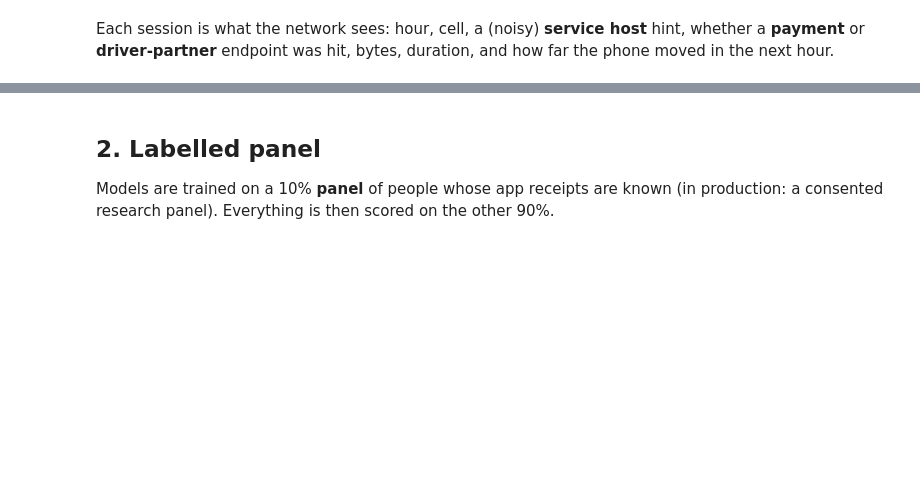
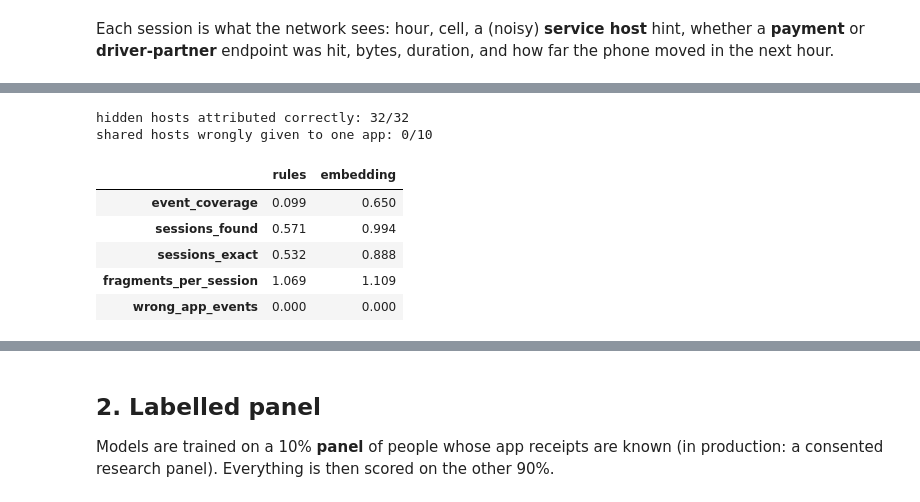
Before and after one commit to dhaneswaramandrasa/omni-market-intelligence, a Jupyter notebook: notebooks/omni_market_intelligence.ipynb, the cells around one changed output, grey strips where cells are left out. Drawn from its saved outputs; the diff is of its cells as text; code cells hidden in the pictures; blank space fills up the shorter version.

```diff
--- a/notebooks/omni_market_intelligence.ipynb
+++ b/notebooks/omni_market_intelligence.ipynb
@@ -39,0 +64,19 @@ Each session is what the network sees: hour, cell, a (noisy) **service host** hi
+# %%
+rules, emb, w2v_hosts, sims = z.attribute_hosts(events, catalog)
+hidden = {h: b for b, c in catalog.items() for h in c['hidden']}
+print(f"hidden hosts attributed correctly: {sum(emb.get(h) == b for h, b in hidden.items())}/{len(hidden)}")
+print(f"shared hosts wrongly given to one app: {sum(h in emb for h in z.SHARED)}/{len(z.SHARED)}")
+sess_eval = {}
+for name, table in [('rules', rules), ('embedding', emb)]:
+    pred, app = z.sessionize(events, table)
+    sess_eval[name] = z.evaluate(events, pred, app)
+pd.DataFrame(sess_eval).round(3)
+# %% [output]
+hidden hosts attributed correctly: 32/32
+shared hosts wrongly given to one app: 0/10
+|  | rules | embedding |
+| event_coverage | 0.099 | 0.650 |
+| sessions_found | 0.571 | 0.994 |
+| sessions_exact | 0.532 | 0.888 |
+| fragments_per_session | 1.069 | 1.109 |
+| wrong_app_events | 0.000 | 0.000 |
```
Also changed, not shown: parts of 6 cells of this notebook, 12 other files.
